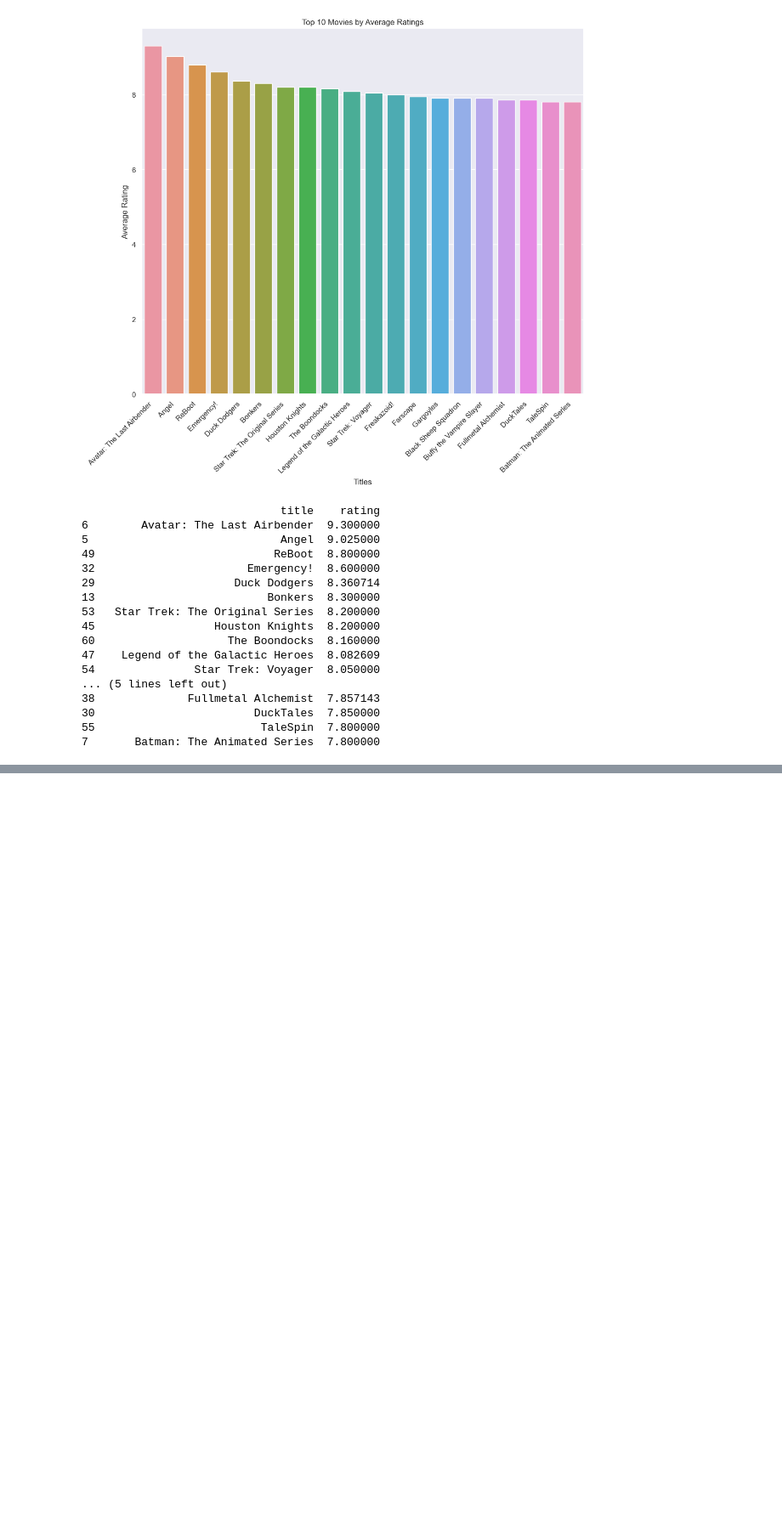
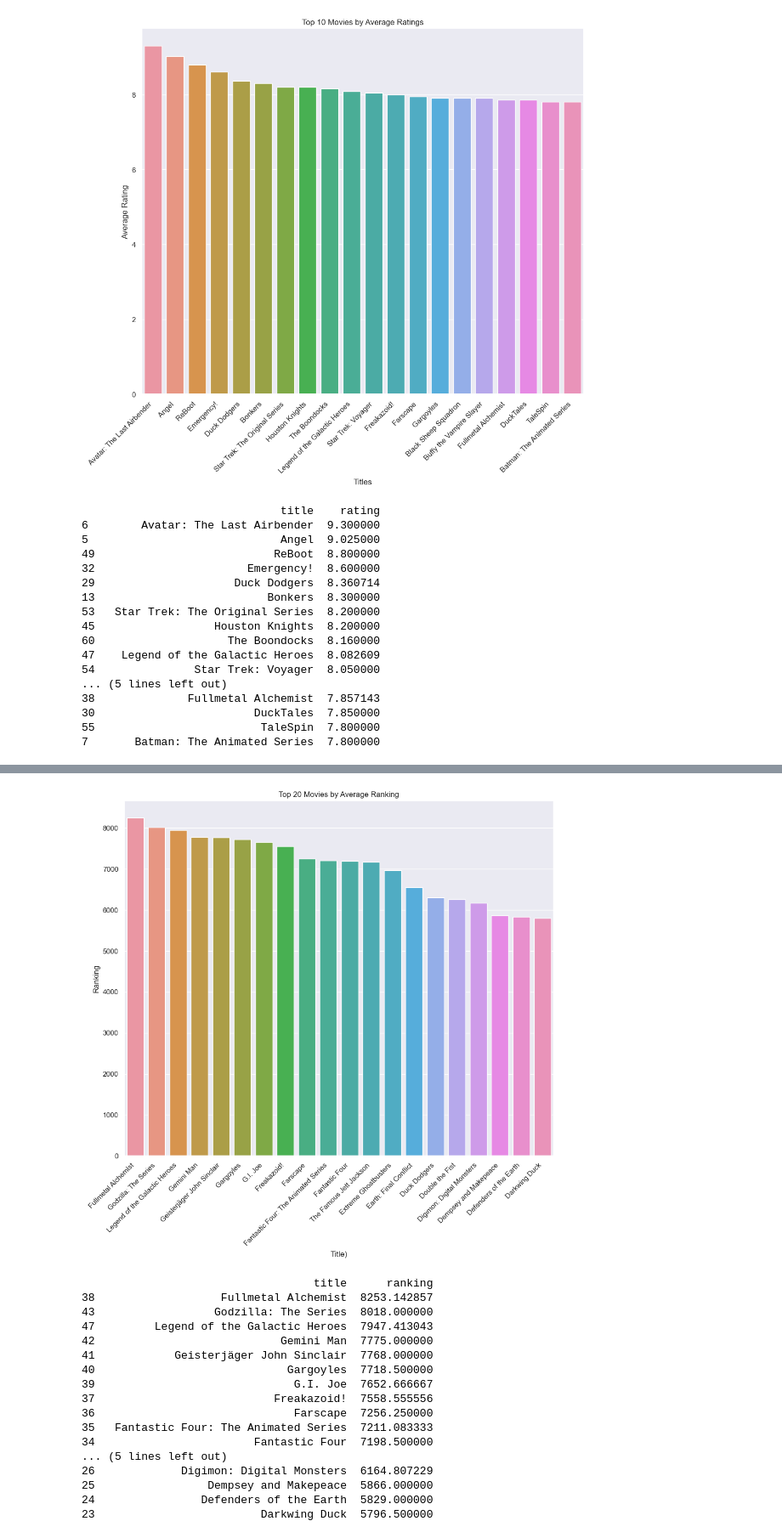
Before and after one commit to prateek-balani/data-analysis, a Jupyter notebook: data-analysis-imdb.ipynb, the cells around one changed output, grey strips where cells are left out. Shown at 85% size. Cells and saved outputs as stored; diff of their text form; code cells hidden in the pictures; blank space fills up the shorter version.

Commit message:
ranking and other changes

```diff
--- a/data-analysis-imdb.ipynb
+++ b/data-analysis-imdb.ipynb
@@ -222,3 +217,41 @@ print(time_movies)
 70    Legend of the Galactic Heroes        24  8.095238
 71    Legend of the Galactic Heroes        25  8.072000
 55                         Farscape        46  8.033333
+# %%
+dataload_ex_copy4 = dataload_ex.copy()
+
+dataload_ex_copy4['ranking'] = dataload_ex_copy4['ranking'].str.replace(',', '').astype(float)
+
+movie_ranking = dataload_ex_copy4.groupby("title")["ranking"].mean().reset_index()
+movie_ranking = movie_ranking.sort_values("ranking", ascending=False)
+top_movies = movie_ranking.head(20)
+
+
+sns.barplot(x="title", y="ranking", data=top_movies)
+plt.ylabel('Ranking')
+plt.xlabel('Title)')
+plt.title('Top 20 Movies by Average Ranking')
+plt.xticks(rotation=45, ha='right')
+plt.show()
+
+
+print(top_movies)
+# %% [output]
+[figure, added]
+                                   title      ranking
+38                   Fullmetal Alchemist  8253.142857
+43                  Godzilla: The Series  8018.000000
+47         Legend of the Galactic Heroes  7947.413043
+42                            Gemini Man  7775.000000
+41            Geisterjäger John Sinclair  7768.000000
+40                             Gargoyles  7718.500000
+39                              G.I. Joe  7652.666667
+37                           Freakazoid!  7558.555556
+36                              Farscape  7256.250000
+35   Fantastic Four: The Animated Series  7211.083333
+34                        Fantastic Four  7198.500000
+... (5 lines left out)
+26             Digimon: Digital Monsters  6164.807229
+25                 Dempsey and Makepeace  5866.000000
+24                Defenders of the Earth  5829.000000
+23                         Darkwing Duck  5796.500000
```
Also changed, not shown: parts of 5 cells of this notebook.
